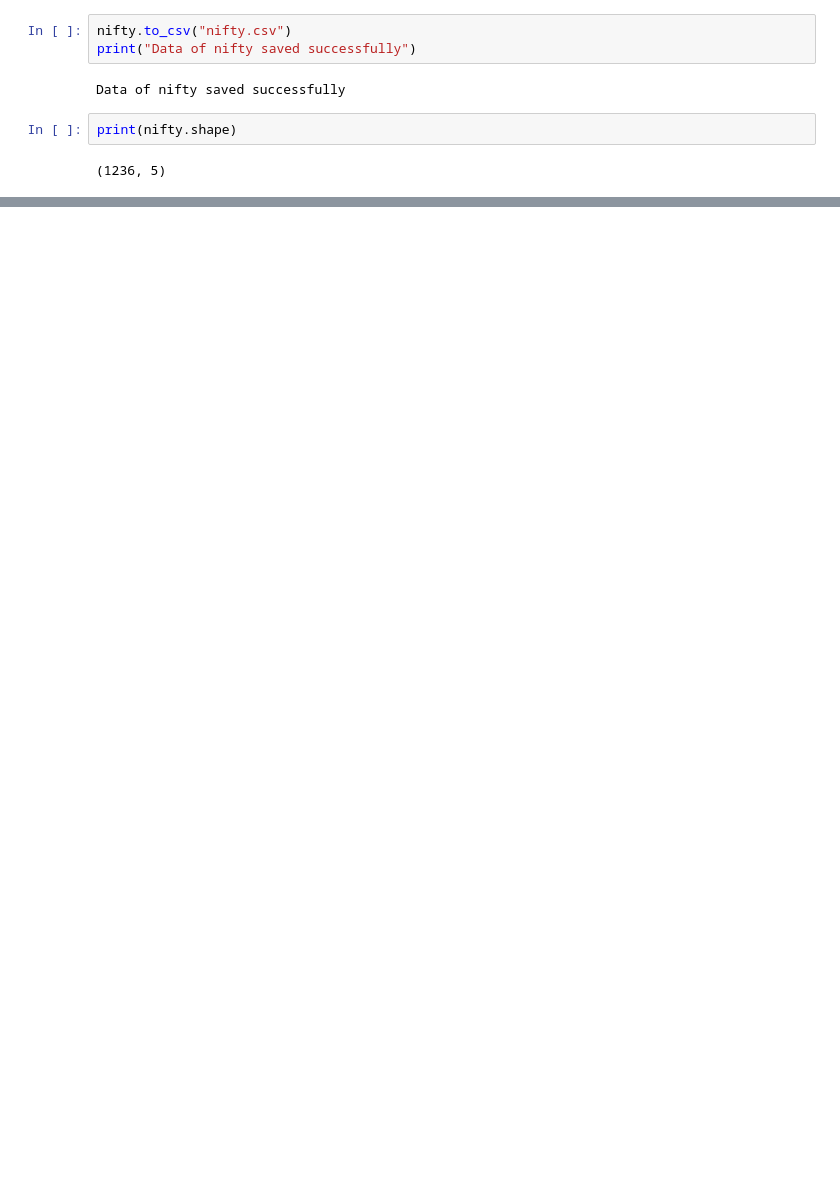
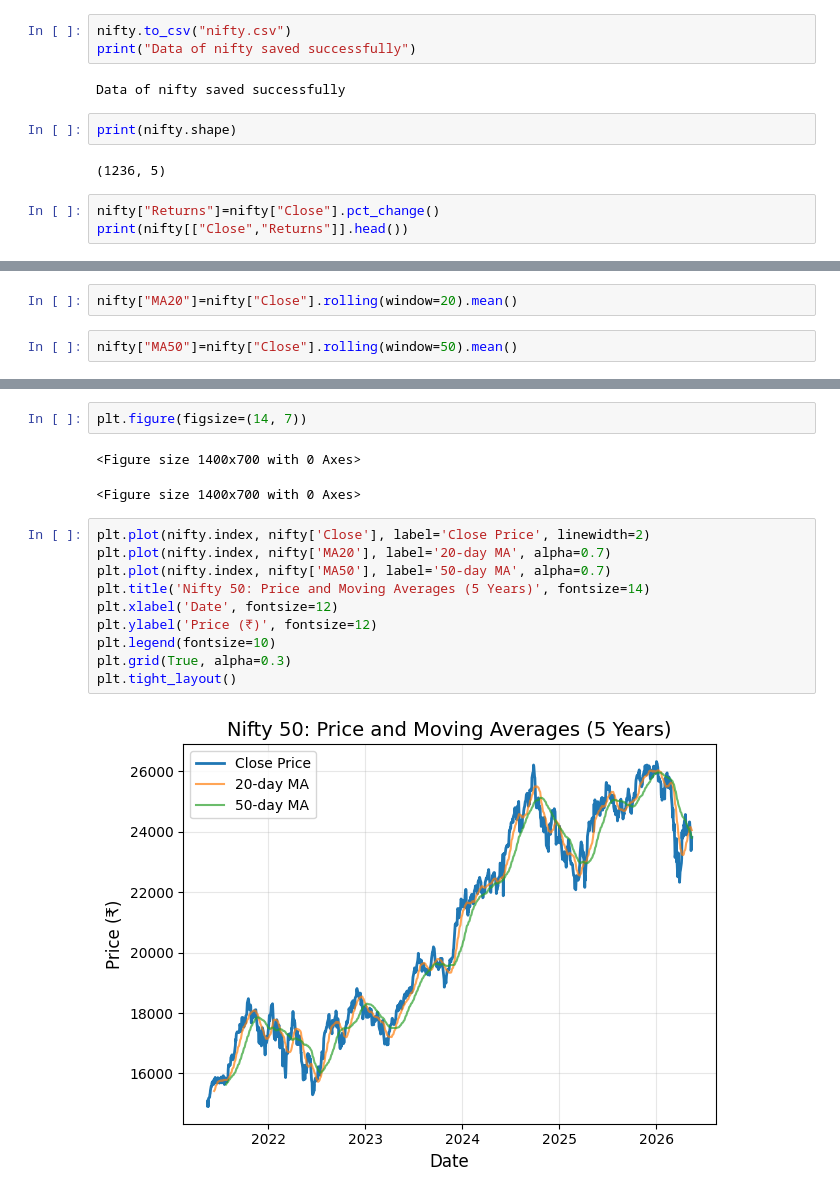
Before and after one commit to harig79/nifty50-eda, a Jupyter notebook: nifty50_eda.ipynb, the cells around one changed output, grey strips where cells are left out. Drawn from its saved outputs; the diff is of its cells as text; blank space fills up the shorter version.

Commit message:
Complete Nifty 50 EDA: chart, processed data, README

```diff
--- a/nifty50_eda.ipynb
+++ b/nifty50_eda.ipynb
@@ -26,3 +26,6 @@ Data of nifty saved successfully
 print(nifty.shape)
 # %% [output]
 (1236, 5)
+# %%
+nifty["Returns"]=nifty["Close"].pct_change()
+print(nifty[["Close","Returns"]].head())
@@ -28,0 +41,4 @@ print(nifty.shape)
+# %%
+nifty["MA20"]=nifty["Close"].rolling(window=20).mean()
+# %%
+nifty["MA50"]=nifty["Close"].rolling(window=50).mean()
@@ -28,0 +56,17 @@ print(nifty.shape)
+# %%
+plt.figure(figsize=(14, 7))
+# %% [output]
+<Figure size 1400x700 with 0 Axes>
+<Figure size 1400x700 with 0 Axes>
+# %%
+plt.plot(nifty.index, nifty['Close'], label='Close Price', linewidth=2)
+plt.plot(nifty.index, nifty['MA20'], label='20-day MA', alpha=0.7)
+plt.plot(nifty.index, nifty['MA50'], label='50-day MA', alpha=0.7)
+plt.title('Nifty 50: Price and Moving Averages (5 Years)', fontsize=14)
+plt.xlabel('Date', fontsize=12)
+plt.ylabel('Price (₹)', fontsize=12)
+plt.legend(fontsize=10)
+plt.grid(True, alpha=0.3)
+plt.tight_layout()
+# %% [output]
+[figure, added]
```
Also changed, not shown: parts of 5 cells of this notebook, 3 other files.
